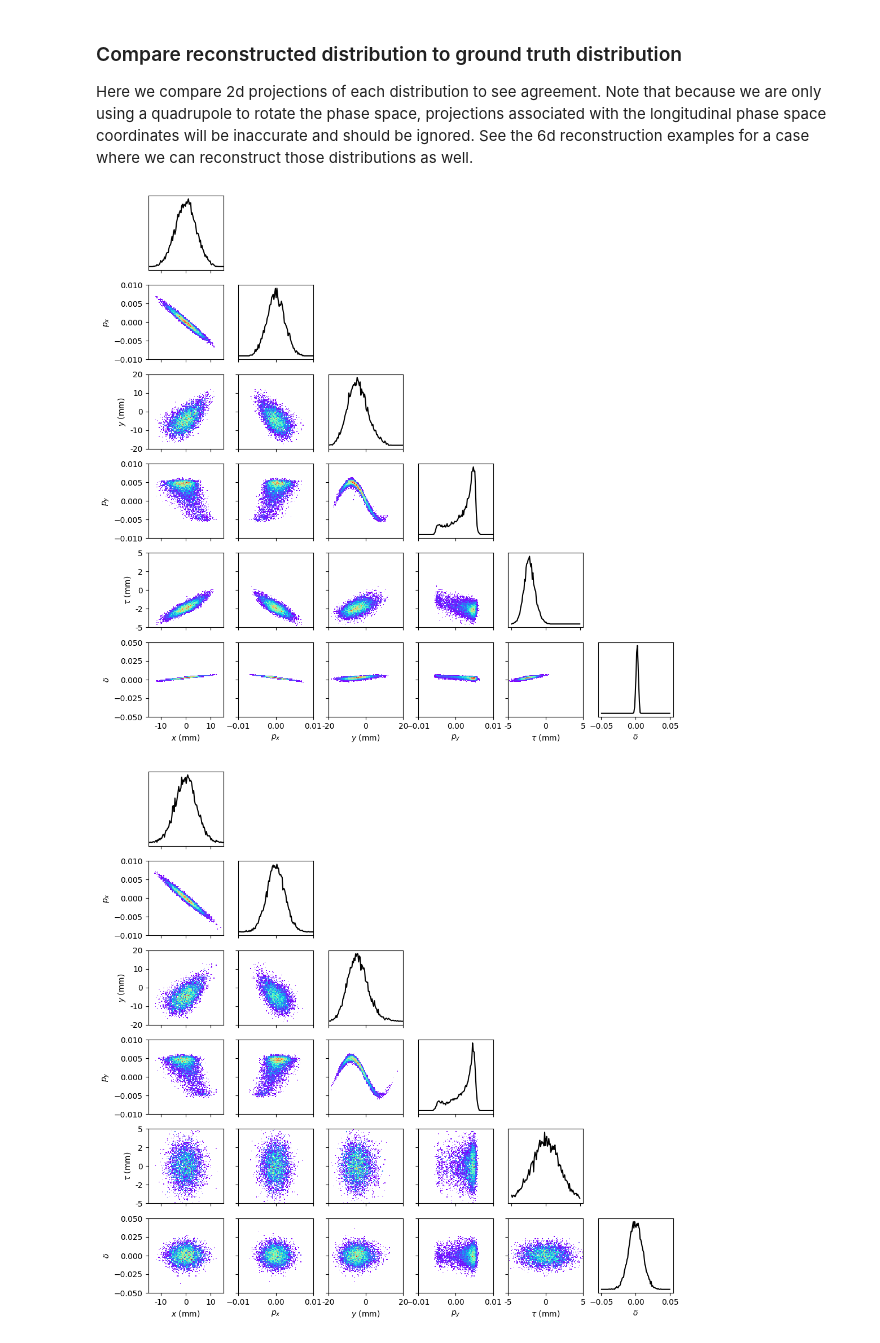
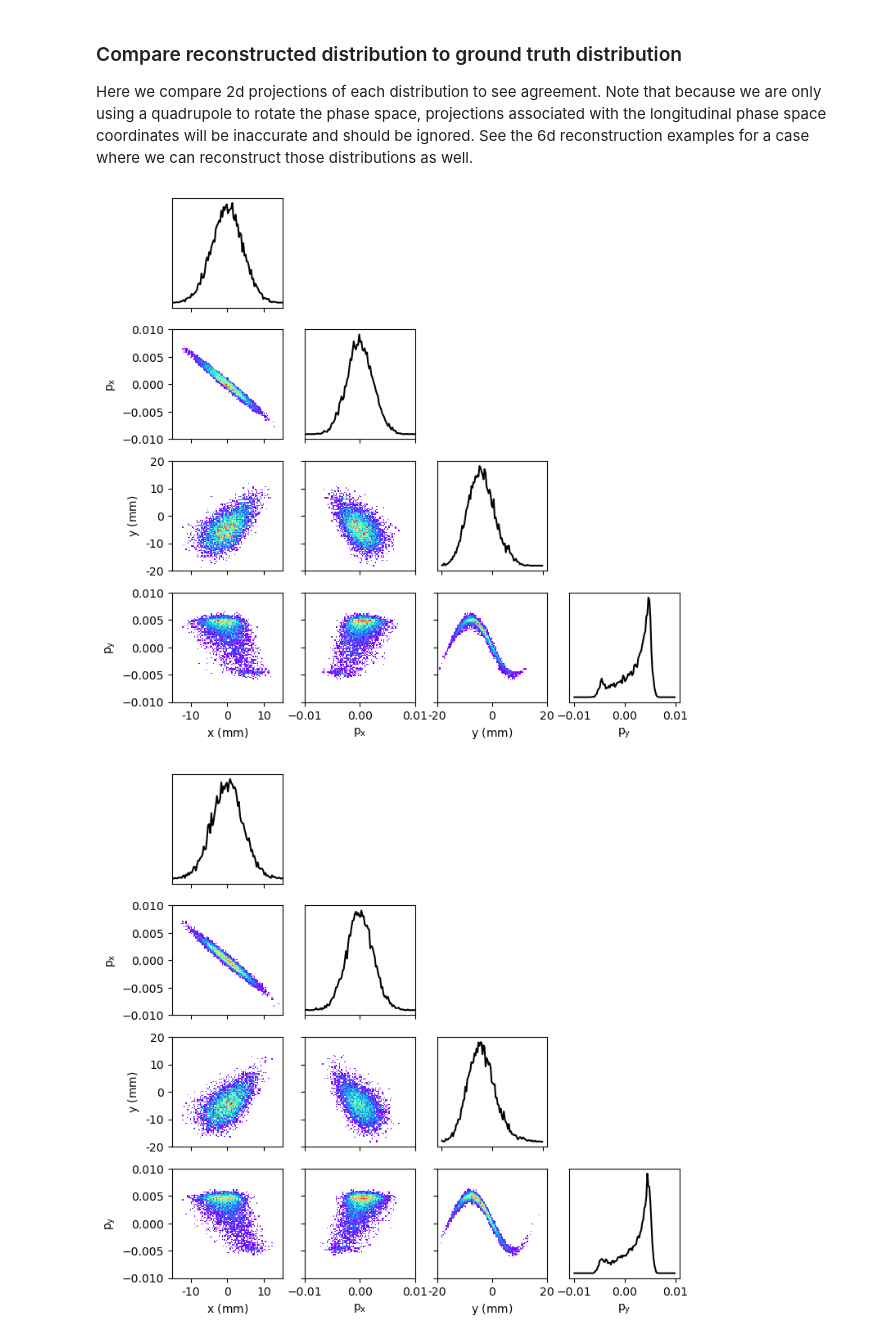
Before and after one commit to roussel-ryan/gpsr, a Jupyter notebook: docs/examples/benchmarking/benchmark_reconstruction_4d.ipynb, the cells around one changed output. Cells and saved outputs as stored; diff of their text form; code cells hidden in the pictures.

Commit message:
add ability to specify n-dim particle distributions - update example data

```diff
--- a/docs/examples/benchmarking/benchmark_reconstruction_4d.ipynb
+++ b/docs/examples/benchmarking/benchmark_reconstruction_4d.ipynb
@@ -86,7 +87,7 @@ torch.save(dataset, "../example_data/example_datasets/reconstruction_4D.dset")
 ### Define the GPSR model for training
 The GPSR model contains the ML-based parameterization of the initial beam distribution `NNParticleBeamGenerator` with 10k particles and the differentiable simulation of the diagnostic lattice (same one used above to generate the training data).
 # %%
-gpsr_model = GPSR(NNParticleBeamGenerator(10000, p0c), gpsr_lattice)
+gpsr_model = GPSR(NNParticleBeamGenerator(10000, p0c, n_dim=4), gpsr_lattice)
 train_loader = torch.utils.data.DataLoader(train_dset, batch_size=20)
 
 litgpsr = LitGPSR(gpsr_model)
@@ -140,8 +141,8 @@ fig.set_size_inches(20, 3)
 ### Compare reconstructed distribution to ground truth distribution
 Here we compare 2d projections of each distribution to see agreement. Note that because we are only using a quadrupole to rotate the phase space, projections associated with the longitudinal phase space coordinates will be inaccurate and should be ignored. See the 6d reconstruction examples for a case where we can reconstruct those distributions as well.
 # %%
-reconstructed_beam.plot_distribution(bin_ranges=lims)
-gt_beam.plot_distribution(bin_ranges=lims);
+reconstructed_beam.plot_distribution(bin_ranges=lims[:4], dimensions=("x","px","y","py"))
+gt_beam.plot_distribution(bin_ranges=lims[:4], dimensions=("x","px","y","py"));
 # %% [output]
-[figure, old version]
+[figure, new version]
-[figure, old version]
+[figure, new version]
```
Also changed, not shown: parts of 6 cells of this notebook, 5 other files.
